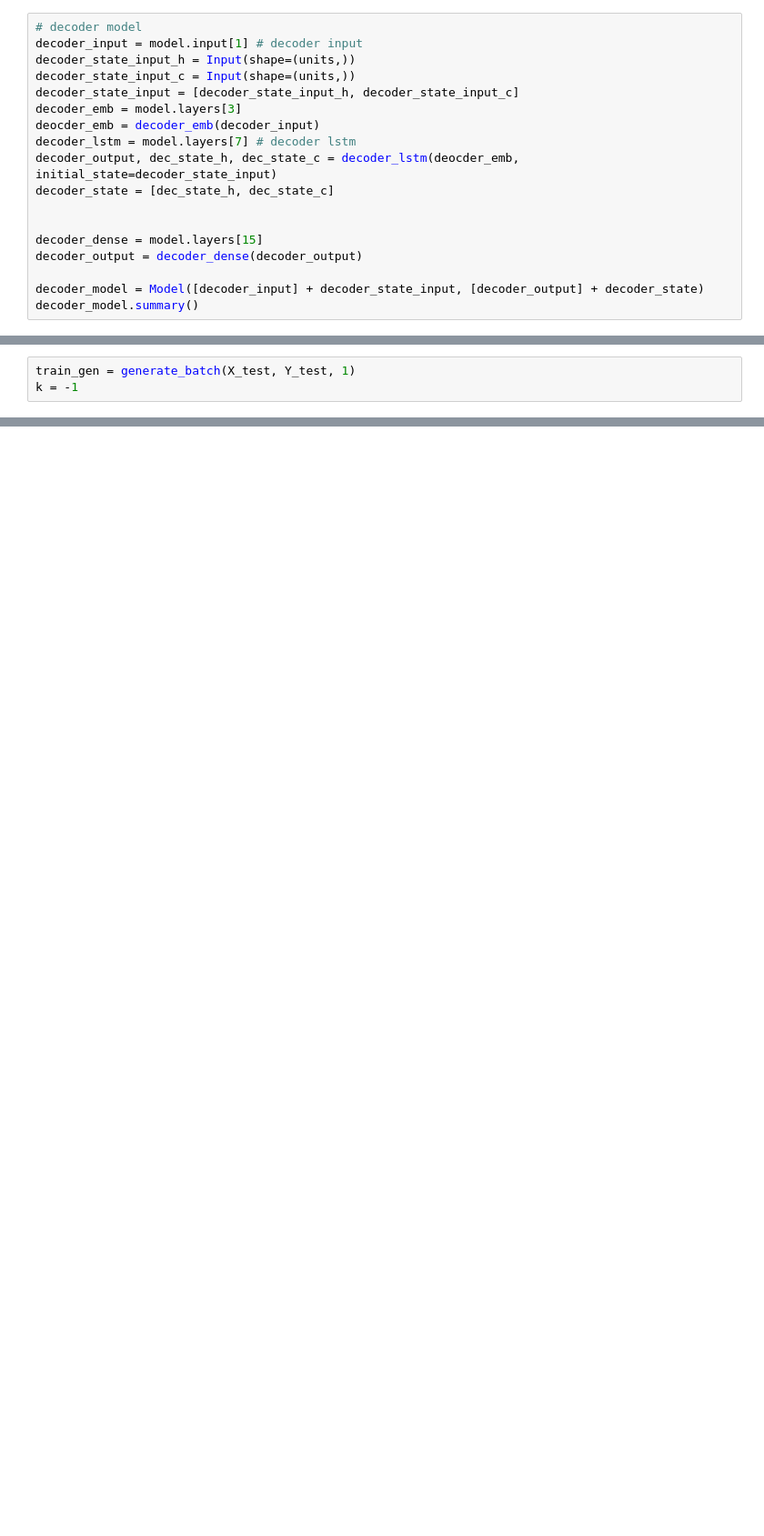
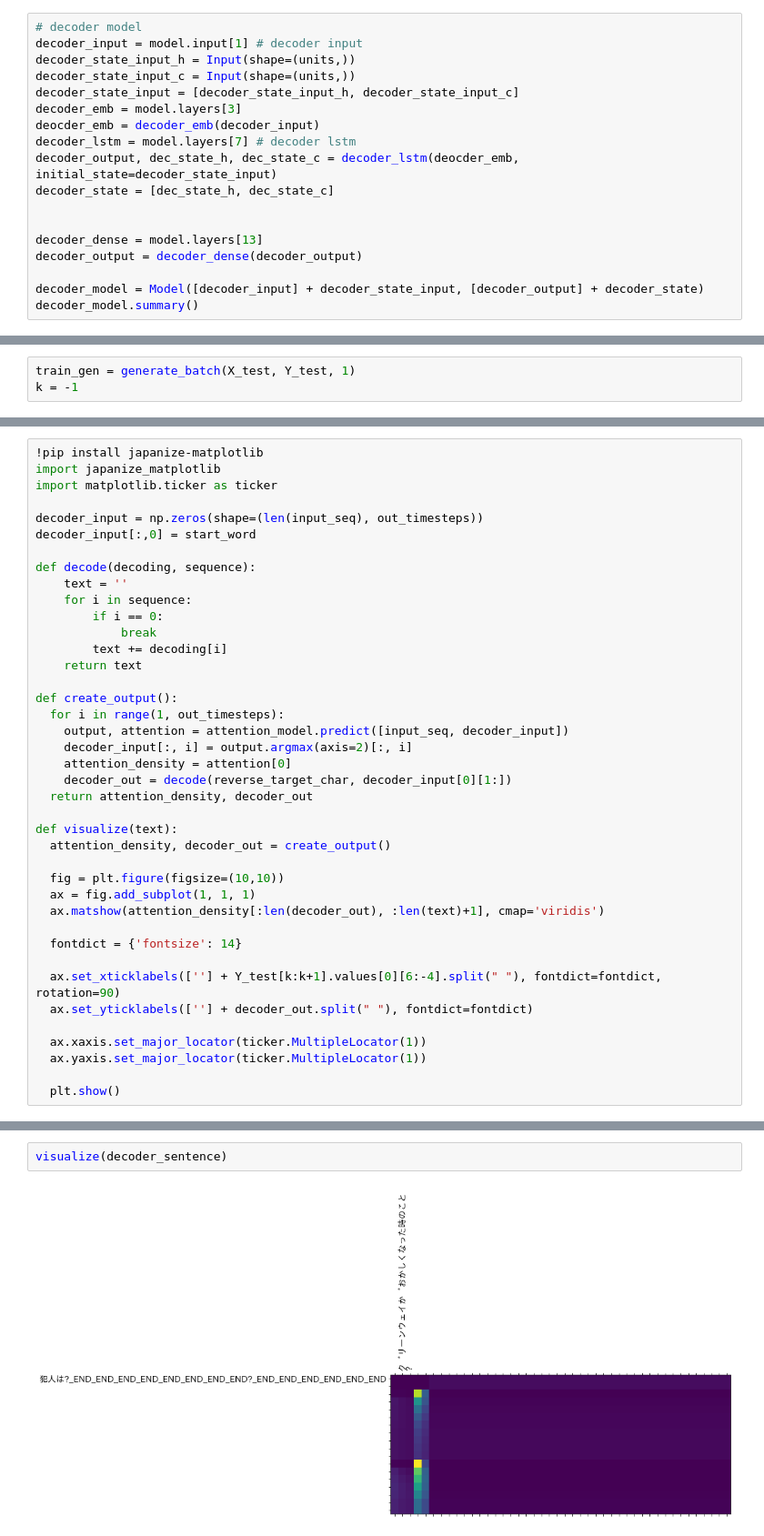
Before and after one commit to atsushii/Neural-Machine-Translation-Project, a Jupyter notebook: text_translation/translation_en_to_ja.ipynb, the cells around one changed output, grey strips where cells are left out. Shown at 91% size. Saved outputs shown, nothing was run; the diff lists cells and outputs as text; blank space fills up the shorter version.

```diff
--- a/text_translation/translation_en_to_ja.ipynb
+++ b/text_translation/translation_en_to_ja.ipynb
@@ -651,7 +662,7 @@ decoder_output, dec_state_h, dec_state_c = decoder_lstm(deocder_emb, initial_sta
 decoder_state = [dec_state_h, dec_state_c]
 
 
-decoder_dense = model.layers[15]
+decoder_dense = model.layers[13]
 decoder_output = decoder_dense(decoder_output)
 
 decoder_model = Model([decoder_input] + decoder_state_input, [decoder_output] + decoder_state)
@@ -757,0 +754,40 @@ print('BLEU corpus: %f' % corpus_bleu(list(Y_train.values[6:-4]), predicted))
+# %%
+!pip install japanize-matplotlib
+import japanize_matplotlib
+import matplotlib.ticker as ticker
+
+decoder_input = np.zeros(shape=(len(input_seq), out_timesteps))
+decoder_input[:,0] = start_word
+
+def decode(decoding, sequence):
+    text = ''
+    for i in sequence:
+        if i == 0:
+            break
+        text += decoding[i]
+    return text
+
+def create_output():
+  for i in range(1, out_timesteps):
+    output, attention = attention_model.predict([input_seq, decoder_input])
+    decoder_input[:, i] = output.argmax(axis=2)[:, i]
+    attention_density = attention[0]
+    decoder_out = decode(reverse_target_char, decoder_input[0][1:])
+  return attention_density, decoder_out
+
+def visualize(text):
+  attention_density, decoder_out = create_output()
+
+  fig = plt.figure(figsize=(10,10))
+  ax = fig.add_subplot(1, 1, 1)
+  ax.matshow(attention_density[:len(decoder_out), :len(text)+1], cmap='viridis')
+
+  fontdict = {'fontsize': 14}
+
+  ax.set_xticklabels([''] + Y_test[k:k+1].values[0][6:-4].split(" "), fontdict=fontdict, rotation=90)
+  ax.set_yticklabels([''] + decoder_out.split(" "), fontdict=fontdict)
+
+  ax.xaxis.set_major_locator(ticker.MultipleLocator(1))
+  ax.yaxis.set_major_locator(ticker.MultipleLocator(1))
+
+  plt.show()
@@ -757,0 +796,4 @@ print('BLEU corpus: %f' % corpus_bleu(list(Y_train.values[6:-4]), predicted))
+# %%
+visualize(decoder_sentence)
+# %% [output]
+[figure, added]
```
Also changed, not shown: parts of 37 cells of this notebook.
